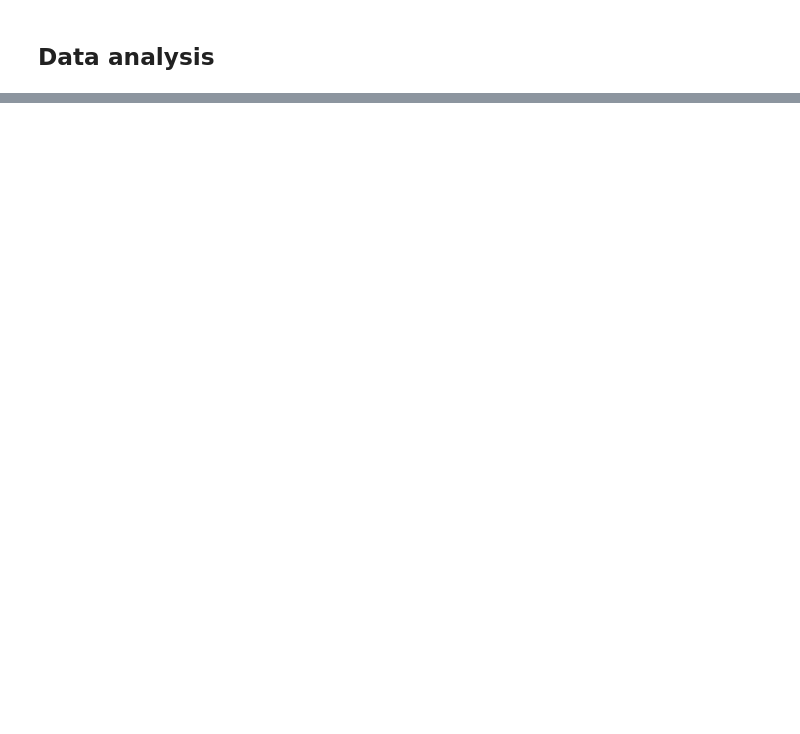
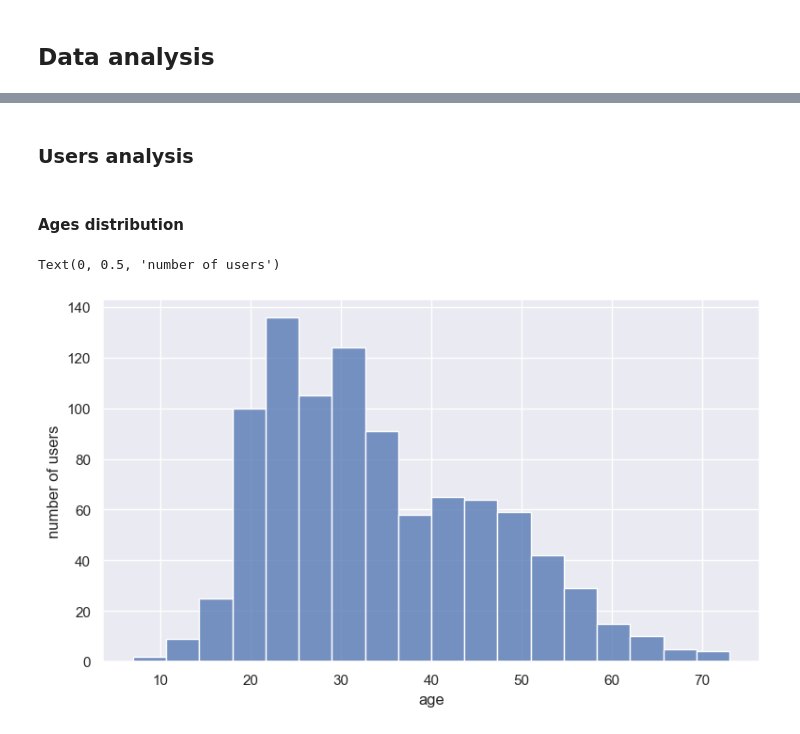
Before and after one commit to glebuben/PMLDL-Assignment-2, a Jupyter notebook: notebooks/1.0-initial-data-exporation.ipynb, the cells around one changed output, grey strips where cells are left out. Saved outputs shown, nothing was run; the diff lists cells and outputs as text; code cells hidden in the pictures; blank space fills up the shorter version.

```diff
--- a/notebooks/1.0-initial-data-exporation.ipynb
+++ b/notebooks/1.0-initial-data-exporation.ipynb
@@ -320,0 +350,13 @@ sb.barplot(y=list(genres_count.keys()), x=list(genres_count.values()))
+# %% [markdown]
+### Users analysis
+# %% [markdown]
+#### Ages distribution
+# %%
+# plotting histogram plot for user age
+plot = sb.histplot(x=users['age'])
+
+# setting labels for plot
+plot.set_ylabel('number of users')
+# %% [output]
+Text(0, 0.5, 'number of users')
+[figure, added]
```
Also changed, not shown: parts of 44 cells of this notebook.
